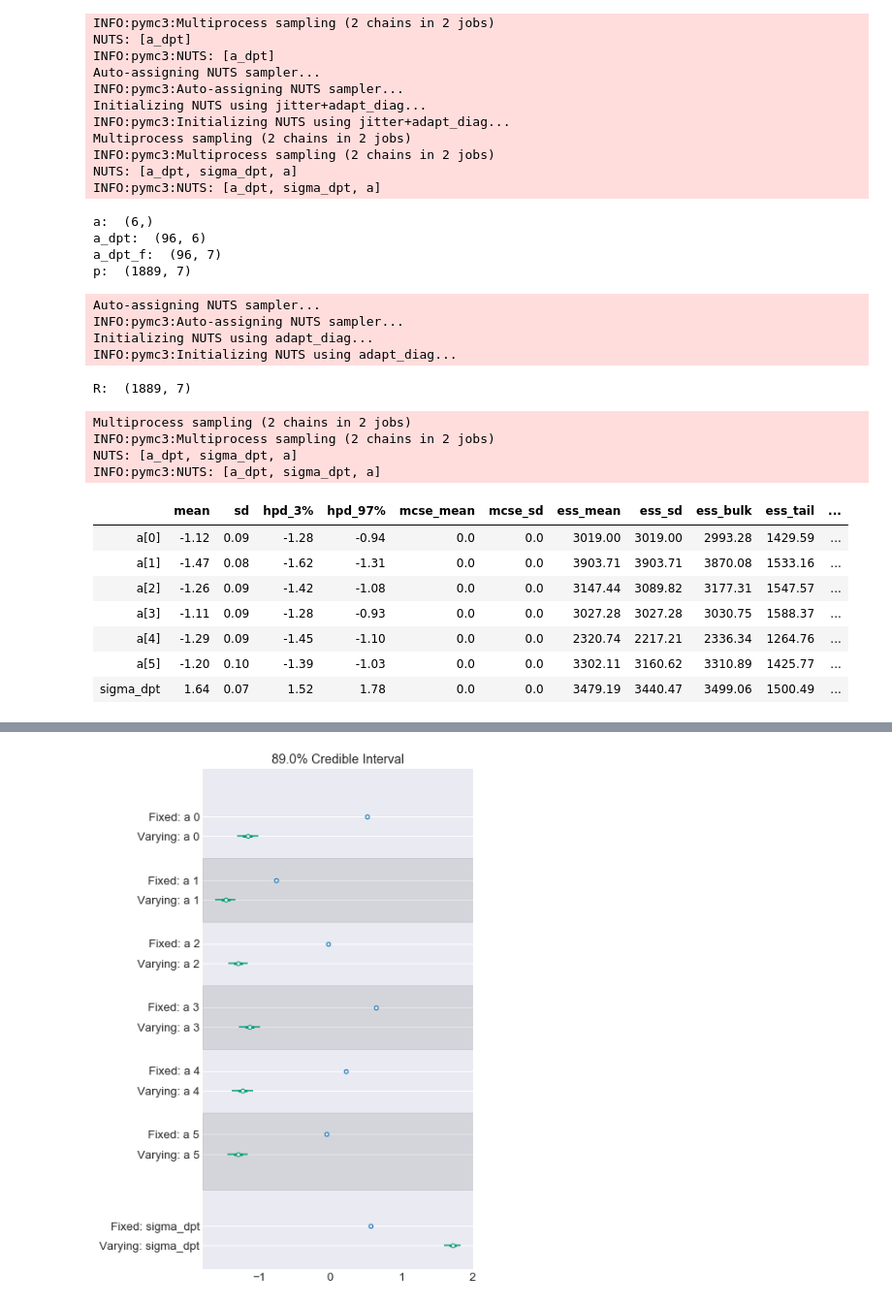
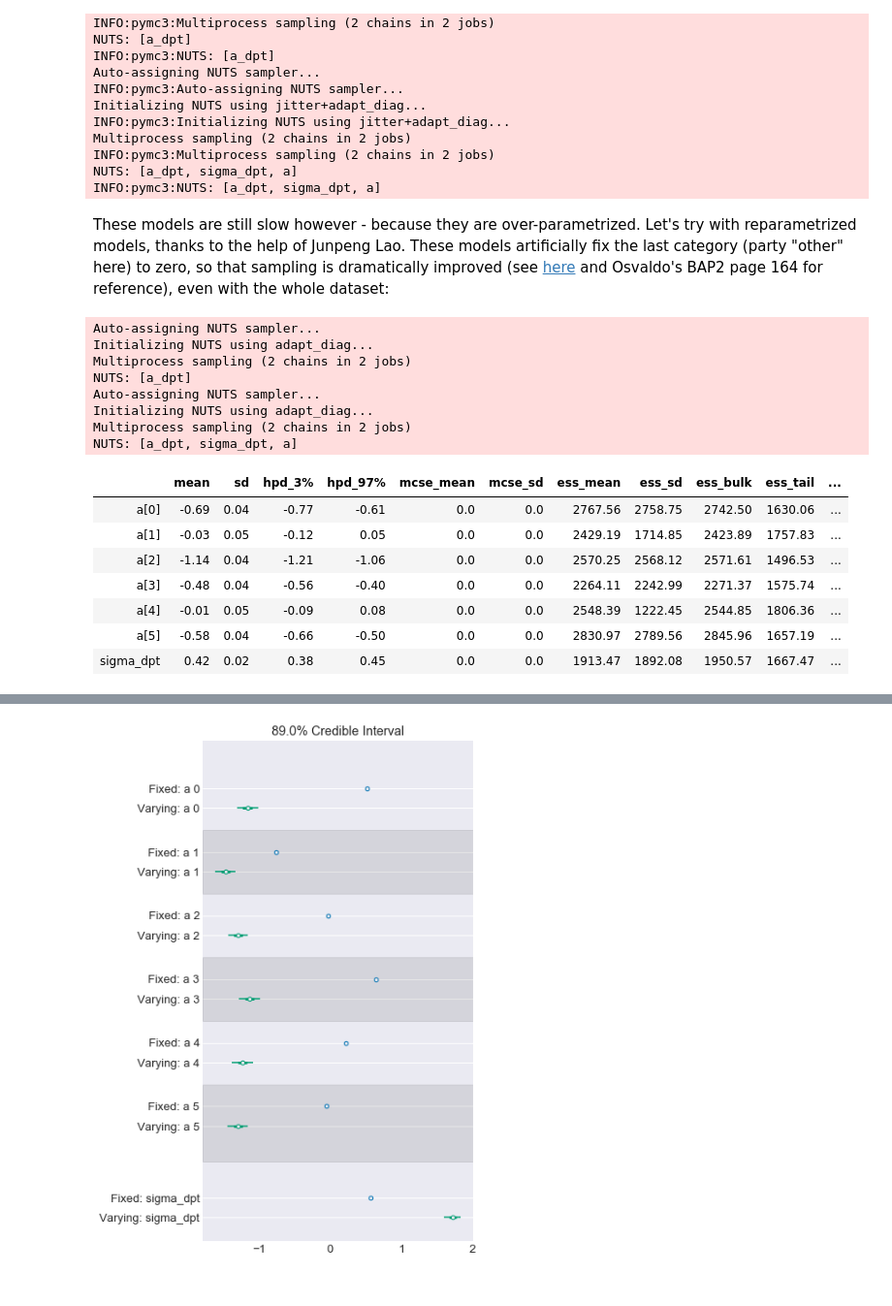
Before and after one commit to pollsposition/models, a Jupyter notebook: fondamentaux/funds2.ipynb, the cells around one changed output, grey strips where cells are left out. Shown at 97% size. Cells and saved outputs as stored; diff of their text form; code cells hidden in the pictures.

```diff
--- a/fondamentaux/funds2.ipynb
+++ b/fondamentaux/funds2.ipynb
@@ -577,78 +552,58 @@ m_itcpt_var, trace_itcpt_var = data["model"], data["trace"]
+# %% [markdown]
+These models are still slow however - because they are over-parametrized. Let's try with reparametrized models, thanks to the help of Junpeng Lao. These models artificially fix the last category (party "other" here) to zero, so that sampling is dramatically improved (see [here](https://discourse.pymc.io/t/slowness-in-multinomial-softmax-regression/3909) and Osvaldo's BAP2 page 164 for reference), even with the whole dataset:
 # %%
 dpt_id, dpts = d.departement.factorize(sort=True)
 Ndpts = len(dpts)
 Nparties = len(PARTIES)
 N = d[PARTIES_INT].sum(axis=1).values
 R_obs = d[PARTIES_INT].values
 
-with pm.Model() as m_junpeng_fix:
+with pm.Model() as m_itc_fix:
     a_dpt = pm.Normal("a_dpt", -1.8, 0.1, shape=(Ndpts, Nparties - 1))
-    print("a_dpt: ", a_dpt.tag.test_value.shape)
     a_dpt_f = pm.Deterministic(
-        "a_dpt_f", tt.horizontal_stack(tt.zeros(shape=(Ndpts, 1)), a_dpt)
+        "a_dpt_f", tt.horizontal_stack(a_dpt, tt.zeros(shape=(Ndpts, 1)))
     )
-    print("a_dpt_f: ", a_dpt_f.tag.test_value.shape)
-
-    # a = pm.Deterministic("a", tt.mean(a_dpt, axis=0))
-    # sigma_dpt = pm.Deterministic("sigma_dpt", tt.std(a_dpt))
-
-    # p = tt.nnet.softmax(tt.horizontal_stack(tt.zeros((len(dpt_id), 1)), a_dpt[dpt_id]))
     p = tt.nnet.softmax(a_dpt_f[dpt_id])
-    print("p: ", p.tag.test_value.shape)
 
     R = pm.Multinomial("R", n=N, p=p, observed=R_obs)
-    print("R: ", R.tag.test_value.shape)
 
-    trace_junpeng_fix = pm.sample(
+    trace_itc_fix = pm.sample(
         1000, tune=2000, cores=2, random_seed=RANDOM_SEED, init="adapt_diag"
     )
 
-with pm.Model() as m_junpeng_var:
+with pm.Model() as m_itc_var:
     a = pm.Normal("a", -1.8, 0.1, shape=Nparties - 1)
-    print("a: ", a.tag.test_value.shape)
-    a_f = pm.Deterministic("a_f", tt.concatenate([[0] ,a]))
-    print("a_f: ", a_f.tag.test_value.shape)
+    a_f = pm.Deterministic("a_f", tt.concatenate([a, [0]]))
     sigma_dpt = pm.Exponential("sigma_dpt", 1.0)
 
     a_dpt = pm.Normal("a_dpt", a, sigma_dpt, shape=(Ndpts, Nparties - 1))
-    print("a_dpt: ", a_dpt.tag.test_value.shape)
     a_dpt_f = pm.Deterministic(
-        "a_dpt_f", tt.horizontal_stack(tt.zeros(shape=(Ndpts, 1)), a_dpt)
+        "a_dpt_f", tt.horizontal_stack(a_dpt, tt.zeros(shape=(Ndpts, 1)))
     )
-    print("a_dpt_f: ", a_dpt_f.tag.test_value.shape)
-
-    # p = tt.nnet.softmax(tt.horizontal_stack(tt.zeros((len(dpt_id), 1)), a_dpt[dpt_id]))
     p = tt.nnet.softmax(a_dpt_f[dpt_id])
-    print("p: ", p.tag.test_value.shape)
 
     R = pm.Multinomial("R", n=N, p=p, observed=R_obs)
-    print("R: ", R.tag.test_value.shape)
 
-    trace_junpeng_var = pm.sample(
+    trace_itc_var = pm.sample(
         1000, tune=2000, cores=2, random_seed=RANDOM_SEED, init="adapt_diag"
     )
 
-az.summary(trace_junpeng_var, round_to=2, var_names=["a", "sigma_dpt"])
+az.summary(trace_itc_var, round_to=2, var_names=["a", "sigma_dpt"])
 # %% [output]
-a:  (6,)
-a_dpt:  (96, 6)
-a_dpt_f:  (96, 7)
-p:  (1889, 7)
+Auto-assigning NUTS sampler...
+Initializing NUTS using adapt_diag...
+Multiprocess sampling (2 chains in 2 jobs)
+NUTS: [a_dpt]
+Auto-assigning NUTS sampler...
+Initializing NUTS using adapt_diag...
+Multiprocess sampling (2 chains in 2 jobs)
+NUTS: [a_dpt, sigma_dpt, a]
-Auto-assigning NUTS sampler...
-INFO:pymc3:Auto-assigning NUTS sampler...
-Initializing NUTS using adapt_diag...
-INFO:pymc3:Initializing NUTS using adapt_diag...
-R:  (1889, 7)
-Multiprocess sampling (2 chains in 2 jobs)
-INFO:pymc3:Multiprocess sampling (2 chains in 2 jobs)
-NUTS: [a_dpt, sigma_dpt, a]
-INFO:pymc3:NUTS: [a_dpt, sigma_dpt, a]
 |  | mean | sd | hpd_3% | hpd_97% | mcse_mean | mcse_sd | ess_mean | ess_sd | ess_bulk | ess_tail | ... |
-| a[0] | -1.12 | 0.09 | -1.28 | -0.94 | 0.0 | 0.0 | 3019.00 | 3019.00 | 2993.28 | 1429.59 | ... |
-| a[1] | -1.47 | 0.08 | -1.62 | -1.31 | 0.0 | 0.0 | 3903.71 | 3903.71 | 3870.08 | 1533.16 | ... |
-| a[2] | -1.26 | 0.09 | -1.42 | -1.08 | 0.0 | 0.0 | 3147.44 | 3089.82 | 3177.31 | 1547.57 | ... |
-| a[3] | -1.11 | 0.09 | -1.28 | -0.93 | 0.0 | 0.0 | 3027.28 | 3027.28 | 3030.75 | 1588.37 | ... |
-| a[4] | -1.29 | 0.09 | -1.45 | -1.10 | 0.0 | 0.0 | 2320.74 | 2217.21 | 2336.34 | 1264.76 | ... |
-| a[5] | -1.20 | 0.10 | -1.39 | -1.03 | 0.0 | 0.0 | 3302.11 | 3160.62 | 3310.89 | 1425.77 | ... |
-| sigma_dpt | 1.64 | 0.07 | 1.52 | 1.78 | 0.0 | 0.0 | 3479.19 | 3440.47 | 3499.06 | 1500.49 | ... |
+| a[0] | -0.69 | 0.04 | -0.77 | -0.61 | 0.0 | 0.0 | 2767.56 | 2758.75 | 2742.50 | 1630.06 | ... |
+| a[1] | -0.03 | 0.05 | -0.12 | 0.05 | 0.0 | 0.0 | 2429.19 | 1714.85 | 2423.89 | 1757.83 | ... |
+| a[2] | -1.14 | 0.04 | -1.21 | -1.06 | 0.0 | 0.0 | 2570.25 | 2568.12 | 2571.61 | 1496.53 | ... |
+| a[3] | -0.48 | 0.04 | -0.56 | -0.40 | 0.0 | 0.0 | 2264.11 | 2242.99 | 2271.37 | 1575.74 | ... |
+| a[4] | -0.01 | 0.05 | -0.09 | 0.08 | 0.0 | 0.0 | 2548.39 | 1222.45 | 2544.85 | 1806.36 | ... |
+| a[5] | -0.58 | 0.04 | -0.66 | -0.50 | 0.0 | 0.0 | 2830.97 | 2789.56 | 2845.96 | 1657.19 | ... |
+| sigma_dpt | 0.42 | 0.02 | 0.38 | 0.45 | 0.0 | 0.0 | 1913.47 | 1892.08 | 1950.57 | 1667.47 | ... |
 # %%
```
Also changed, not shown: parts of 17 cells of this notebook.
